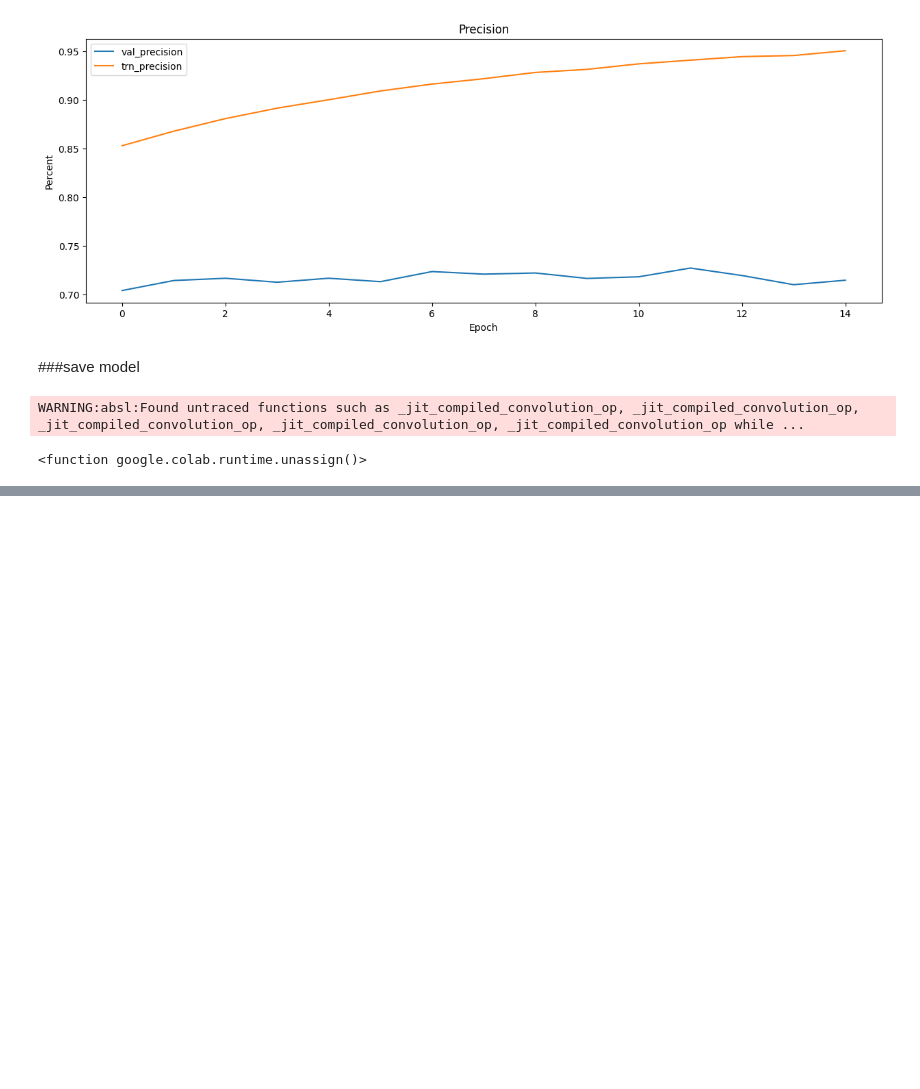
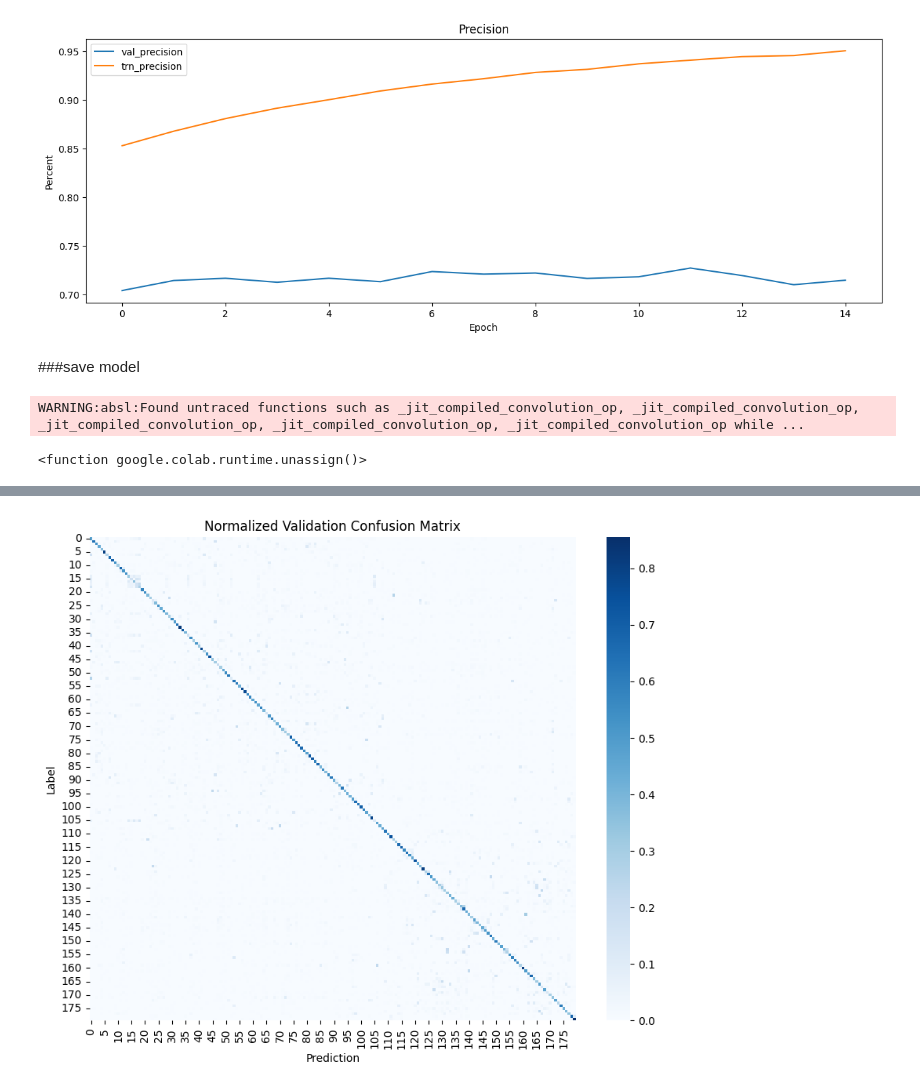
Before and after one commit to TheSmileXiao/TFG, a Jupyter notebook: Resnet50V2.ipynb, the cells around one changed output, grey strips where cells are left out. Saved outputs shown, nothing was run; the diff lists cells and outputs as text; code cells hidden in the pictures; blank space fills up the shorter version.

```diff
--- a/Resnet50V2.ipynb
+++ b/Resnet50V2.ipynb
@@ -516,0 +623,28 @@ runtime.unassign
+# %%
+model = keras.models.load_model('/content/drive/MyDrive/Colab Notebooks/save_models/Resnet50V2Model_fineTuning')
+
+# Obtener las predicciones del modelo en el conjunto de validación
+predictions = model.predict_generator(valid_batches)
+predicted_classes = np.argmax(predictions, axis=1)
+
+# Obtener las etiquetas reales del conjunto de validación
+true_classes = valid_batches.classes
+
+# Calcular la matriz de confusión
+confusion_mtx = confusion_matrix(true_classes, predicted_classes)
+# %%
+# Calcular el porcentaje de acierto para cada clase
+class_totals = np.sum(confusion_mtx, axis=1)  # Total de instancias por clase
+confusion_mtx_norm = confusion_mtx.astype('float') / class_totals[:, np.newaxis]  # Dividir cada elemento por el total de instancias en la clase correspondiente
+
+# Plotear la matriz de confusión normalizada
+plt.figure(figsize=(10, 8))
+sns.heatmap(
+    confusion_mtx_norm, cmap='Blues'
+)
+plt.xlabel("Prediction")
+plt.ylabel("Label")
+plt.title("Normalized Validation Confusion Matrix")
+plt.show()
+# %% [output]
+[figure, added]
```
Also changed, not shown: parts of 14 cells of this notebook, 1 other file.
